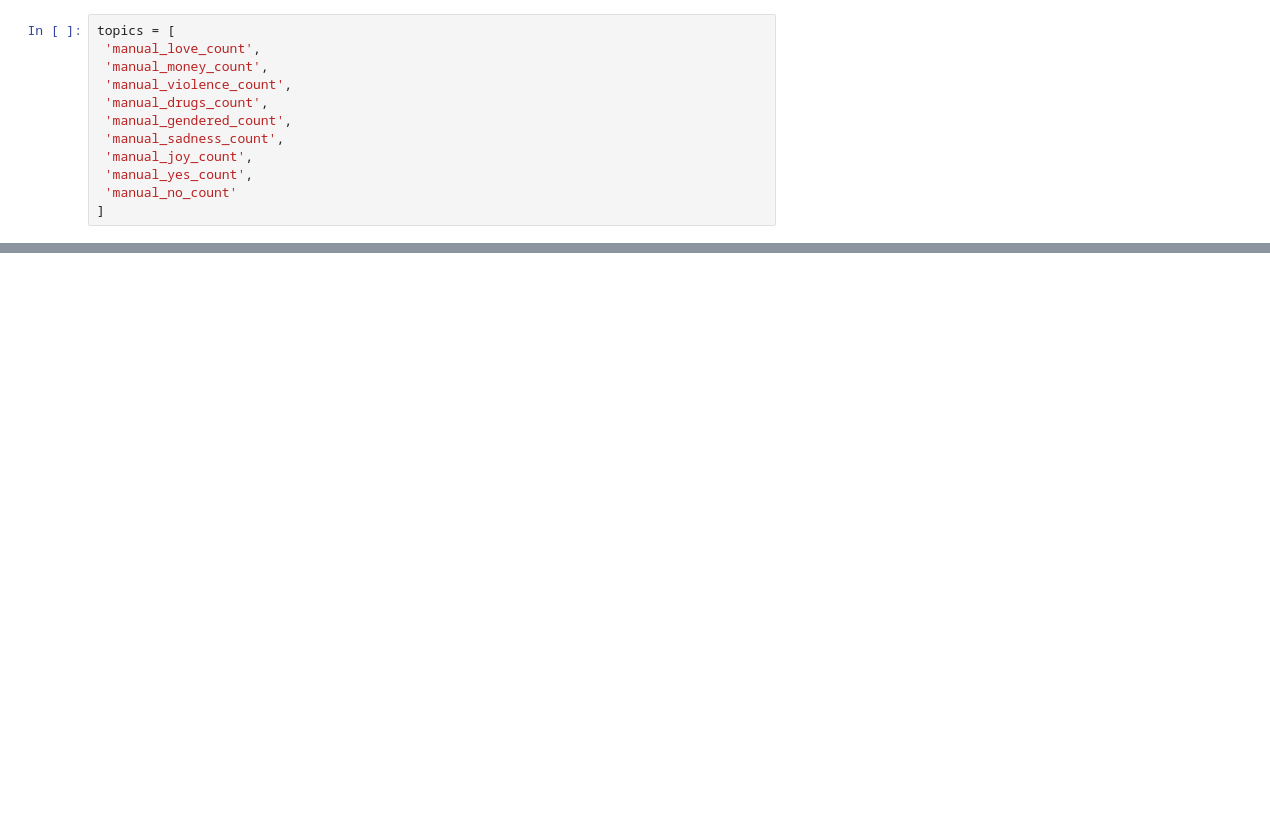
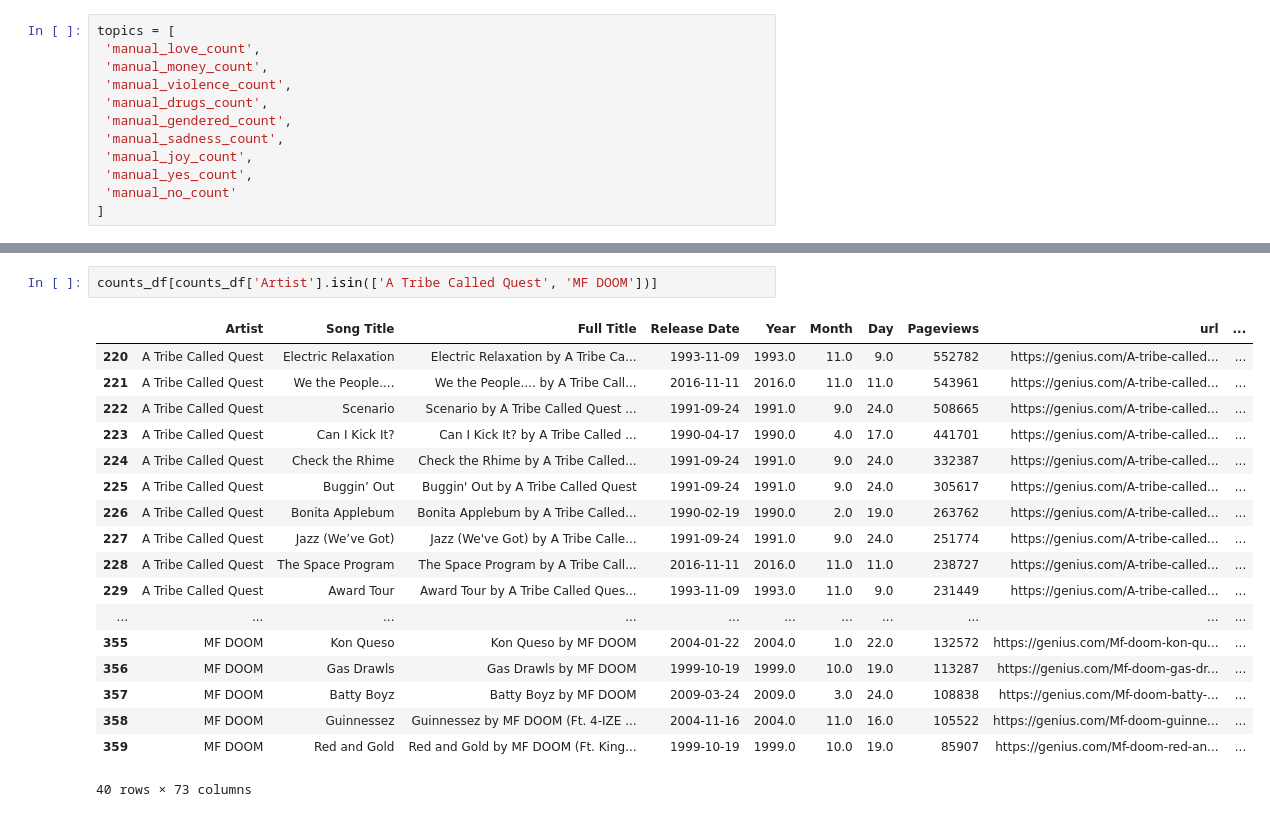
Before and after one commit to Kakackle/data_projects, a Jupyter notebook: lyrics_analysis/visualizations_1.ipynb, the cells around one changed output, grey strips where cells are left out. Saved outputs shown, nothing was run; the diff lists cells and outputs as text; blank space fills up the shorter version.

```diff
--- a/lyrics_analysis/visualizations_1.ipynb
+++ b/lyrics_analysis/visualizations_1.ipynb
@@ -143,3 +182,24 @@ def set_dynamic_year_value(year_options):
 app.run()
 # %% [output]
 [interactive output not drawn]
+# %%
+counts_df[counts_df['Artist'].isin(['A Tribe Called Quest', 'MF DOOM'])]
+# %% [output]
+|  | Artist | Song Title | Full Title | Release Date | Year | Month | Day | Pageviews | url | ... |
+| 220 | A Tribe Called Quest | Electric Relaxation | Electric Relaxation by A Tribe Ca... | 1993-11-09 | 1993.0 | 11.0 | 9.0 | 552782 | https://genius.com/A-tribe-called... | ... |
+| 221 | A Tribe Called Quest | We the People.... | We the People.... by A Tribe Call... | 2016-11-11 | 2016.0 | 11.0 | 11.0 | 543961 | https://genius.com/A-tribe-called... | ... |
+| 222 | A Tribe Called Quest | Scenario | Scenario by A Tribe Called Quest ... | 1991-09-24 | 1991.0 | 9.0 | 24.0 | 508665 | https://genius.com/A-tribe-called... | ... |
+| 223 | A Tribe Called Quest | Can I Kick It? | Can I Kick It? by A Tribe Called ... | 1990-04-17 | 1990.0 | 4.0 | 17.0 | 441701 | https://genius.com/A-tribe-called... | ... |
+| 224 | A Tribe Called Quest | Check the Rhime | Check the Rhime by A Tribe Called... | 1991-09-24 | 1991.0 | 9.0 | 24.0 | 332387 | https://genius.com/A-tribe-called... | ... |
+| 225 | A Tribe Called Quest | Buggin’ Out | Buggin' Out by A Tribe Called Quest | 1991-09-24 | 1991.0 | 9.0 | 24.0 | 305617 | https://genius.com/A-tribe-called... | ... |
+| 226 | A Tribe Called Quest | Bonita Applebum | Bonita Applebum by A Tribe Called... | 1990-02-19 | 1990.0 | 2.0 | 19.0 | 263762 | https://genius.com/A-tribe-called... | ... |
+| 227 | A Tribe Called Quest | Jazz (We’ve Got) | Jazz (We've Got) by A Tribe Calle... | 1991-09-24 | 1991.0 | 9.0 | 24.0 | 251774 | https://genius.com/A-tribe-called... | ... |
+| 228 | A Tribe Called Quest | The Space Program | The Space Program by A Tribe Call... | 2016-11-11 | 2016.0 | 11.0 | 11.0 | 238727 | https://genius.com/A-tribe-called... | ... |
+| 229 | A Tribe Called Quest | Award Tour | Award Tour by A Tribe Called Ques... | 1993-11-09 | 1993.0 | 11.0 | 9.0 | 231449 | https://genius.com/A-tribe-called... | ... |
+| ... | ... | ... | ... | ... | ... | ... | ... | ... | ... | ... |
+| 355 | MF DOOM | Kon Queso | Kon Queso by MF DOOM | 2004-01-22 | 2004.0 | 1.0 | 22.0 | 132572 | https://genius.com/Mf-doom-kon-qu... | ... |
+| 356 | MF DOOM | Gas Drawls | Gas Drawls by MF DOOM | 1999-10-19 | 1999.0 | 10.0 | 19.0 | 113287 | https://genius.com/Mf-doom-gas-dr... | ... |
+| 357 | MF DOOM | Batty Boyz | Batty Boyz by MF DOOM | 2009-03-24 | 2009.0 | 3.0 | 24.0 | 108838 | https://genius.com/Mf-doom-batty-... | ... |
+| 358 | MF DOOM | Guinnessez | Guinnessez by MF DOOM (Ft. 4-IZE ... | 2004-11-16 | 2004.0 | 11.0 | 16.0 | 105522 | https://genius.com/Mf-doom-guinne... | ... |
+| 359 | MF DOOM | Red and Gold | Red and Gold by MF DOOM (Ft. King... | 1999-10-19 | 1999.0 | 10.0 | 19.0 | 85907 | https://genius.com/Mf-doom-red-an... | ... |
+40 rows × 73 columns
```
Also changed, not shown: parts of 8 cells of this notebook, 2 other files.
